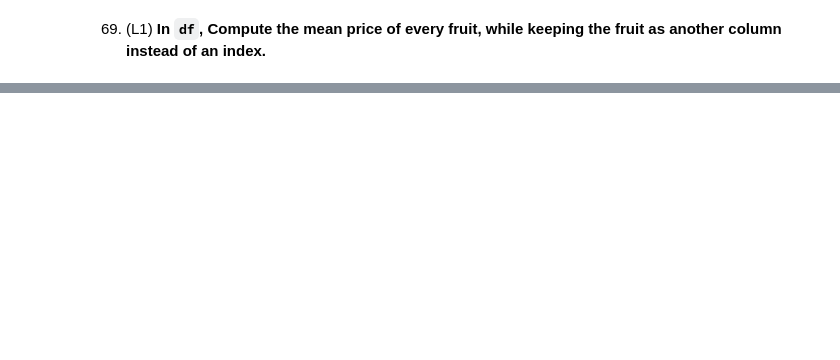
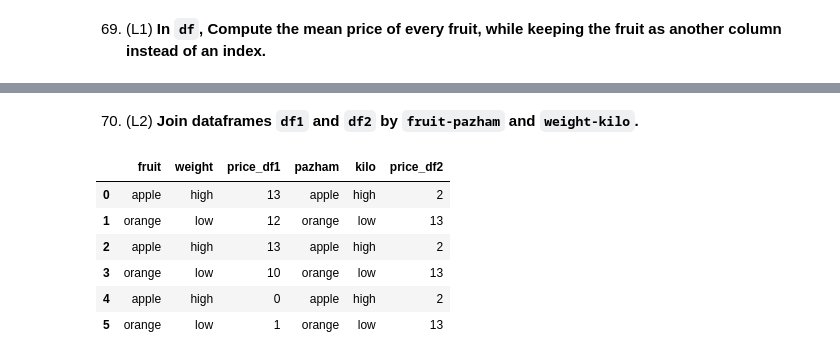
Before and after one commit to kamilrybacki/MLToolsExercises, a Jupyter notebook: content/pandas101.ipynb, the cells around one changed output, grey strips where cells are left out. Cells and saved outputs as stored; diff of their text form; code cells hidden in the pictures; blank space fills up the shorter version.

```diff
--- a/content/pandas101.ipynb
+++ b/content/pandas101.ipynb
@@ -1654,0 +1653,22 @@ print(arrays)
+# %% [markdown]
+70. (L2) **Join dataframes `df1` and `df2` by `fruit-pazham` and `weight-kilo`.**
+# %%
+# Inputs
+
+df1 = pd.DataFrame({'fruit': ['apple', 'banana', 'orange'] * 3,
+                    'weight': ['high', 'medium', 'low'] * 3,
+                    'price': np.random.randint(0, 15, 9)})
+
+df2 = pd.DataFrame({'pazham': ['apple', 'orange', 'pine'] * 2,
+                    'kilo': ['high', 'low'] * 3,
+                    'price': np.random.randint(0, 15, 6)})
+
+df1.merge(df2, left_on=['fruit', 'weight'], right_on=['pazham', 'kilo'], how='inner', suffixes=['_df1', '_df2'])
+# %% [output]
+|  | fruit | weight | price_df1 | pazham | kilo | price_df2 |
+| 0 | apple | high | 13 | apple | high | 2 |
+| 1 | orange | low | 12 | orange | low | 13 |
+| 2 | apple | high | 13 | apple | high | 2 |
+| 3 | orange | low | 10 | orange | low | 13 |
+| 4 | apple | high | 0 | apple | high | 2 |
+| 5 | orange | low | 1 | orange | low | 13 |
```
Also changed, not shown: parts of 35 cells of this notebook.
